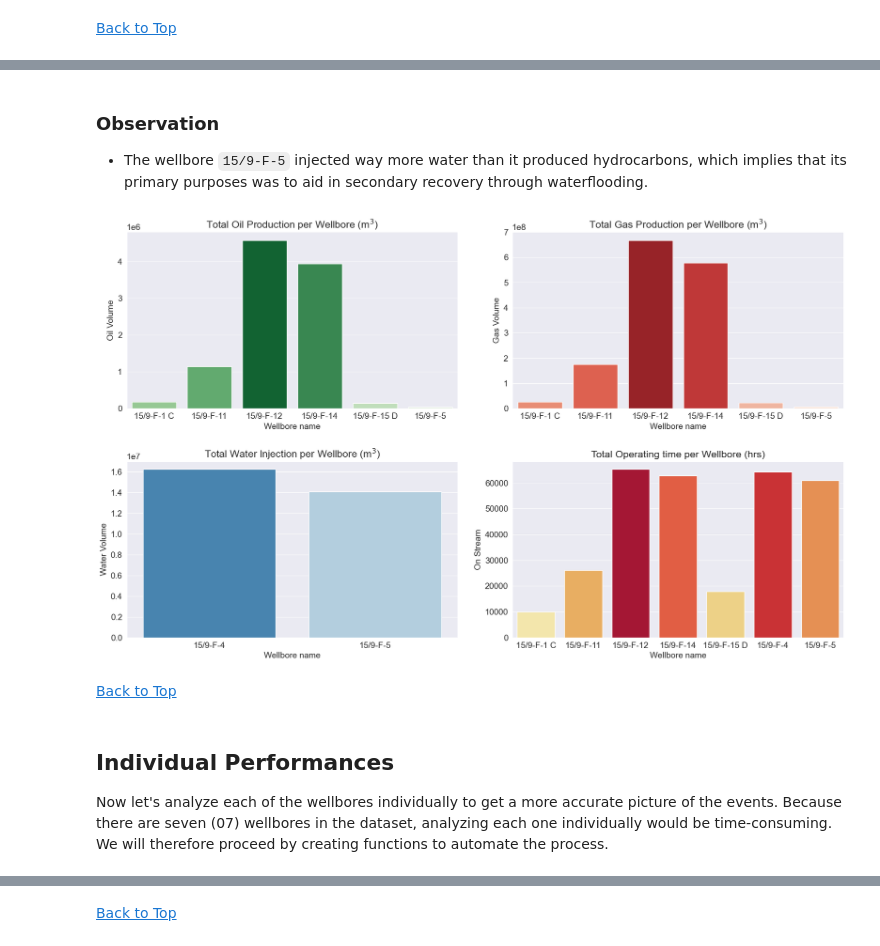
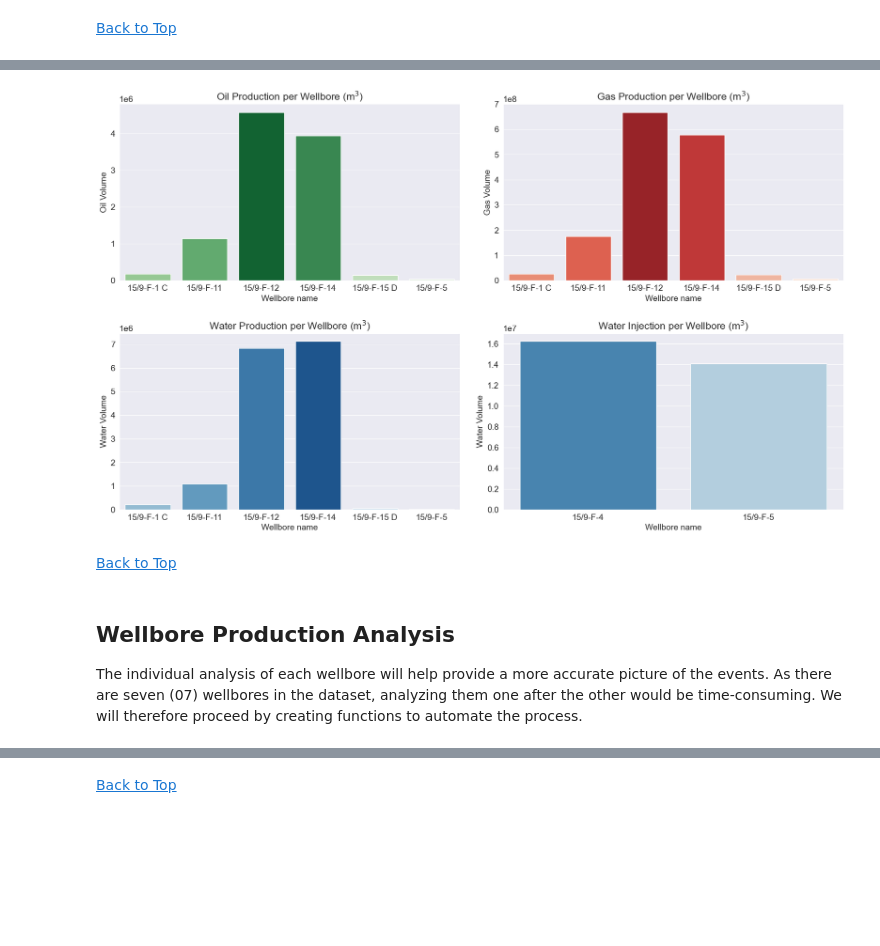
Before and after one commit to Lamy237/Volve-field, a Jupyter notebook: Production/EDA/EDA on Monthly Data/notebook3.ipynb, the cells around one changed output, grey strips where cells are left out. Drawn from its saved outputs; the diff is of its cells as text; code cells hidden in the pictures; blank space fills up the shorter version.

```diff
--- a/Production/EDA/EDA on Monthly Data/notebook3.ipynb
+++ b/Production/EDA/EDA on Monthly Data/notebook3.ipynb
@@ -30,9 +34,4 @@ import seaborn as sns
 sns.set_style("darkgrid")
 
 matplotlib.rcParams["font.size"] = 14
-matplotlib.rcParams["figure.figsize"] = (9, 5)
 matplotlib.rcParams["figure.facecolor"] = "#0000"
-# %%
-volve_df = pd.read_excel(io="raw-data/Volve production data.xlsx", sheet_name="Monthly Production Data")
-# %%
-volve_df = fn.clean_data(data=volve_df)
@@ -273,0 +410,2 @@ plt.title("Total Gas Production per Wellbore (m$^3$)");
+# %%
+production_wells_df, injection_wells_df = (fn.generate_wellbores_dataframes(volve_df).get(key) for key in ("PRODUCTION", "INJECTION"))
@@ -290,4 +471,0 @@ plt.title("Total Water Injection per Wellbore (m$^3$)");
-# %% [markdown]
-### Observation
-
-- The wellbore `15/9-F-5` injected way more water than it produced hydrocarbons, which implies that its primary purposes was to aid in secondary recovery through waterflooding.
@@ -294,32 +496,32 @@ plt.title("Total Water Injection per Wellbore (m$^3$)");
 # %%
 fig, axes = plt.subplots(2, 2, figsize=(18, 11))
 
 sns.barplot(x="WELLBORE_NAME", y="OIL", hue="OIL", palette="Greens", dodge=False, data=production_wells_df, ax=axes[0, 0]).legend_.remove()
 axes[0, 0].set_xlabel("Wellbore name")
 axes[0, 0].set_ylabel("Oil Volume")
-axes[0, 0].set_title("Total Oil Production per Wellbore (m$^3$)")
+axes[0, 0].set_title("Oil Production per Wellbore (m$^3$)")
 
 sns.barplot(x="WELLBORE_NAME", y="GAS", hue="GAS", palette="Reds", dodge=False, data=production_wells_df, ax=axes[0, 1]).legend_.remove()
 axes[0, 1].set_xlabel("Wellbore name")
 axes[0, 1].set_ylabel("Gas Volume")
-axes[0, 1].set_title("Total Gas Production per Wellbore (m$^3$)")
+axes[0, 1].set_title("Gas Production per Wellbore (m$^3$)")
 
-sns.barplot(x="WELLBORE_NAME", y="WI", hue="WI", palette="Blues", dodge=False, data=injection_wells_df, ax=axes[1, 0]).legend_.remove()
+sns.barplot(x="WELLBORE_NAME", y="WATER", hue="WATER", palette="Blues", dodge=False, data=production_wells_df, ax=axes[1, 0]).legend_.remove()
 axes[1, 0].set_xlabel("Wellbore name")
 axes[1, 0].set_ylabel("Water Volume")
-axes[1, 0].set_title("Total Water Injection per Wellbore (m$^3$)")
+axes[1, 0].set_title("Water Production per Wellbore (m$^3$)")
 
-sns.barplot(x="WELLBORE_NAME", y="ON_STREAM", hue="ON_STREAM", palette="YlOrRd", dodge=False, data=wellbores_df, ax=axes[1, 1]).legend_.remove()
+sns.barplot(x="WELLBORE_NAME", y="WI", hue="WI", palette="Blues", dodge=False, data=injection_wells_df, ax=axes[1, 1]).legend_.remove()
 axes[1, 1].set_xlabel("Wellbore name")
-axes[1, 1].set_ylabel("On Stream")
-axes[1, 1].set_title("Total Operating time per Wellbore (hrs)")
+axes[1, 1].set_ylabel("Water Volume")
+axes[1, 1].set_title("Water Injection per Wellbore (m$^3$)")
 
 plt.tight_layout(pad=2)
 # %% [output]
-[figure, old version]
+[figure, new version]
 # %% [markdown]
 [Back to Top](#analysis-and-visualization)
 # %% [markdown]
-## Individual Performances
+## Wellbore Production Analysis
 
-Now let's analyze each of the wellbores individually to get a more accurate picture of the events. Because there are seven (07) wellbores in the dataset, analyzing each one individually would be time-consuming. We will therefore proceed by creating functions to automate the process.
+The individual analysis of each wellbore will help provide a more accurate picture of the events. As there are seven (07) wellbores in the dataset, analyzing them one after the other would be time-consuming. We will therefore proceed by creating functions to automate the process.
```
Also changed, not shown: parts of 67 cells of this notebook.
